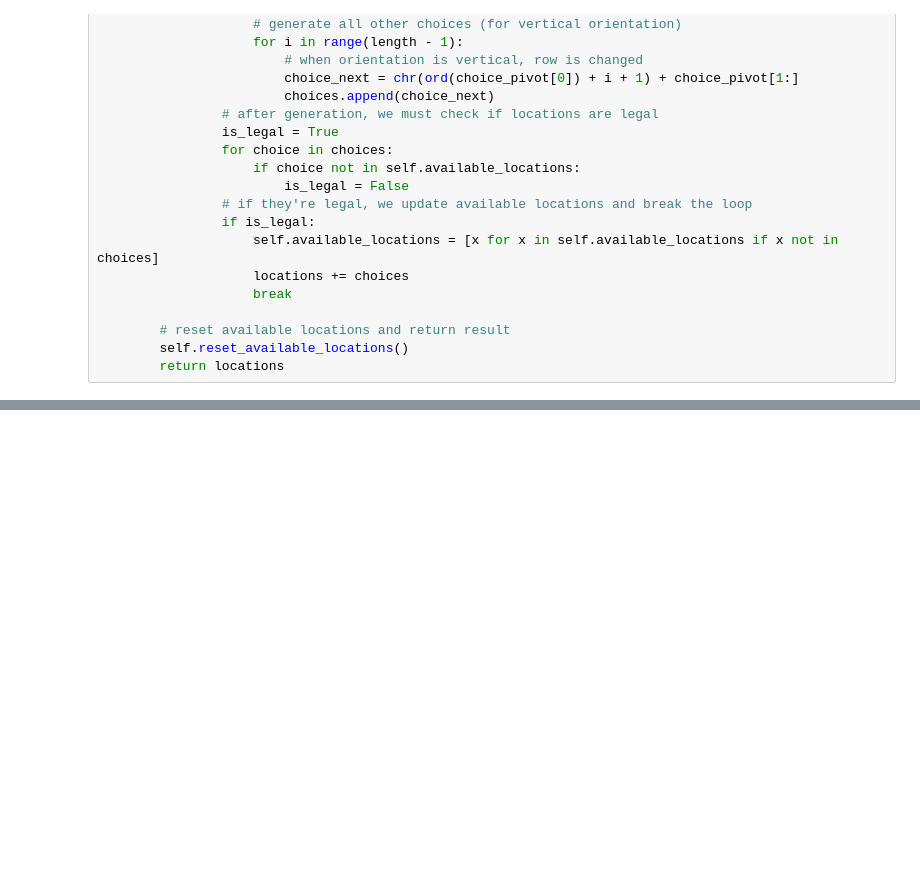
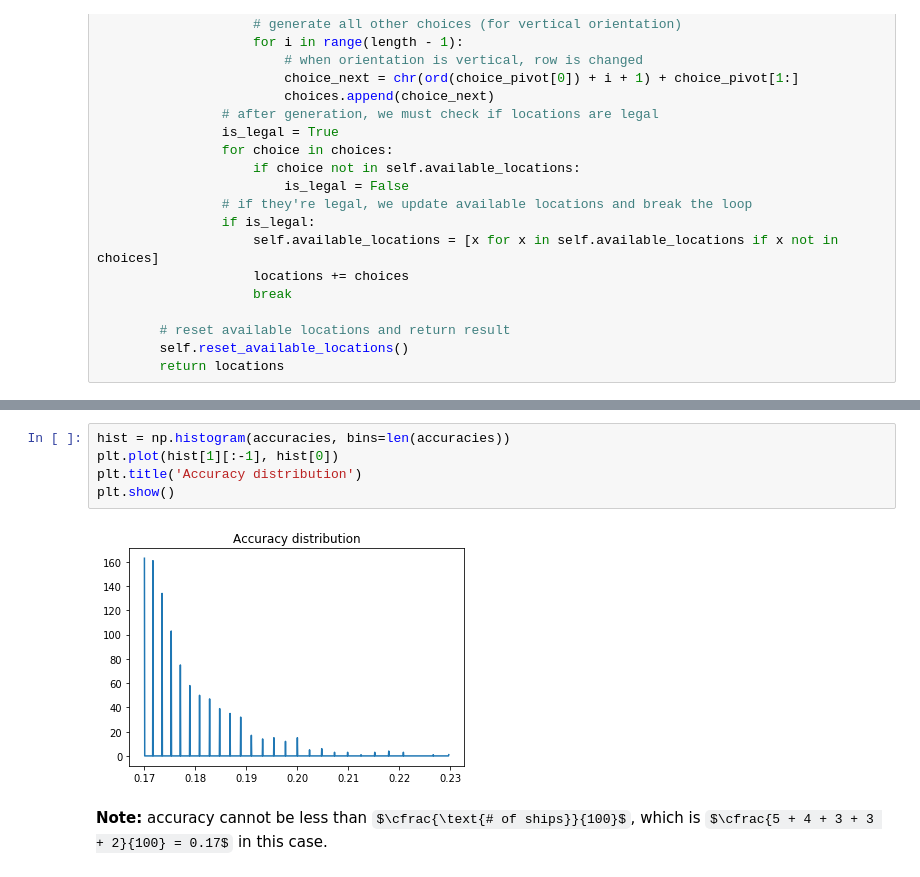
Before and after one commit to lnadi17/battleship-simulator, a Jupyter notebook: random-strategy.ipynb, the cells around one changed output, grey strips where cells are left out. Cells and saved outputs as stored; diff of their text form; some formulas as TeX source; blank space fills up the shorter version.

```diff
--- a/random-strategy.ipynb
+++ b/random-strategy.ipynb
@@ -139,0 +196,9 @@ board.get_figure()
+# %%
+hist = np.histogram(accuracies, bins=len(accuracies))
+plt.plot(hist[1][:-1], hist[0])
+plt.title('Accuracy distribution')
+plt.show()
+# %% [output]
+[figure, added]
+# %% [markdown]
+**Note:** accuracy cannot be less than $\cfrac{\text{# of ships}}{100}$, which is $\cfrac{5 + 4 + 3 + 3 + 2}{100} = 0.17$ in this case.
```
Also changed, not shown: parts of 9 cells of this notebook.
